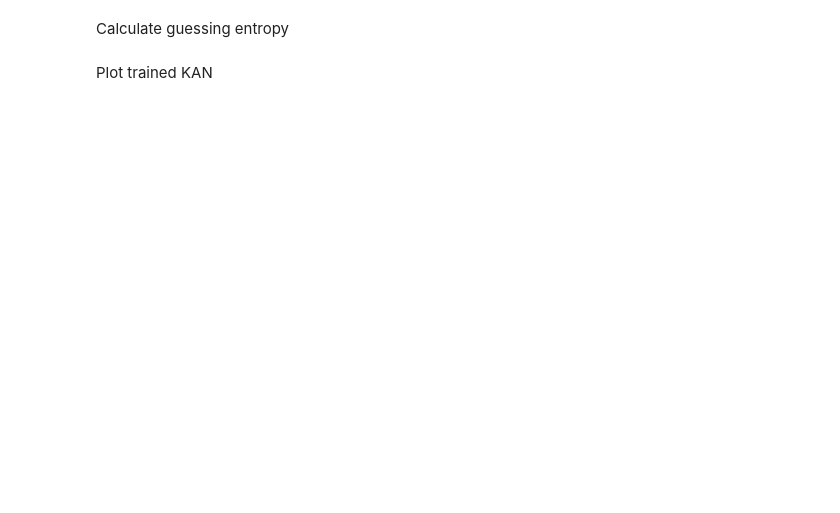
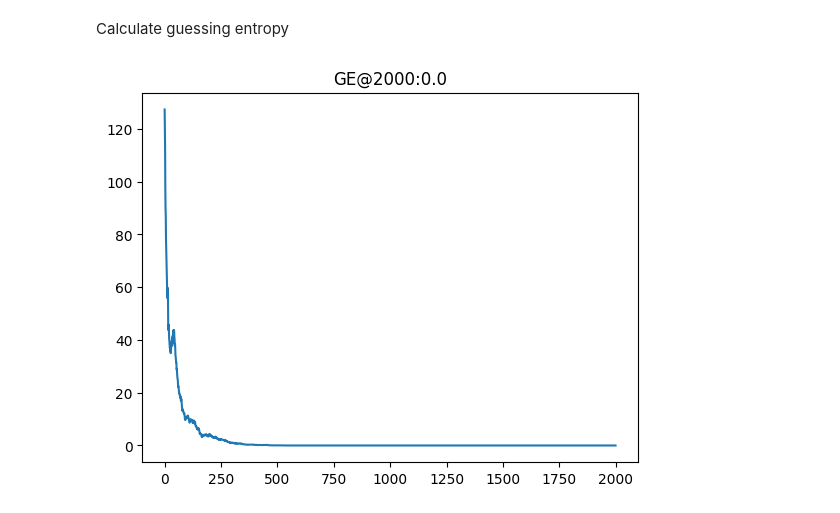
Before and after one commit to Sengim/kansca, a Jupyter notebook: workspace/notebook/2_2_train_KAN_with_top10_indices.ipynb, the cells around one changed output. Saved outputs shown, nothing was run; the diff lists cells and outputs as text; code cells hidden in the pictures; blank space fills up the shorter version.

```diff
--- a/workspace/notebook/2_2_train_KAN_with_top10_indices.ipynb
+++ b/workspace/notebook/2_2_train_KAN_with_top10_indices.ipynb
@@ -154,21 +145,21 @@ print('Accuracy: ', accuracy)
 # %% [markdown]
 Calculate guessing entropy
 # %%
-# correct_key = test_dataset.key[0][cfg.target_byte]
-# key_hyposesis = range(256)
-# if not Path(cfg.save_path, 'label_hyposesis.npy').exists():
-#     label_hyposesis = src.utils.make_label_hyposesis(
-#         test_dataset, key_hyposesis, one_hot=cfg.label_transforms.one_hot)
-#     np.save(Path(cfg.save_path, 'label_hyposesis.npy'), label_hyposesis)
-# label_hyposesis = np.load(Path(cfg.save_path, 'label_hyposesis.npy'))
-# ge = src.sca_utils.calc_guessing_entropy(
-#     preds, label_hyposesis, correct_key,
-#     cfg.n_attack_traces, n_trial=cfg.n_trials)
+correct_key = test_dataset.key[0][cfg.target_byte]
+key_hyposesis = range(256)
+if not Path(cfg.save_path, 'label_hyposesis.npy').exists():
+    label_hyposesis = src.utils.make_label_hyposesis(
+        test_dataset, key_hyposesis, one_hot=cfg.label_transforms.one_hot)
+    np.save(Path(cfg.save_path, 'label_hyposesis.npy'), label_hyposesis)
+label_hyposesis = np.load(Path(cfg.save_path, 'label_hyposesis.npy'))
+ge = src.sca_utils.calc_guessing_entropy(
+    preds, label_hyposesis, correct_key,
+    cfg.n_attack_traces, n_trial=cfg.n_trials)
 # %%
-# fig = plt.figure()
-# ax = fig.add_subplot(111)
-# ax.plot(ge)
-# ax.set_title(f'GE@{cfg.n_attack_traces}:{ge[-1]}')
-# fig.savefig(Path(cfg.save_path, f'{cfg.model.name}.png'), dpi=300)
+fig = plt.figure()
+ax = fig.add_subplot(111)
+ax.plot(ge)
+ax.set_title(f'GE@{cfg.n_attack_traces}:{ge[-1]}')
+fig.savefig(Path(cfg.save_path, f'{cfg.model.name}.png'), dpi=300)
+# %% [output]
+[figure, added]
-# %% [markdown]
-Plot trained KAN
```
Also changed, not shown: parts of 14 cells of this notebook, 7 other files.
